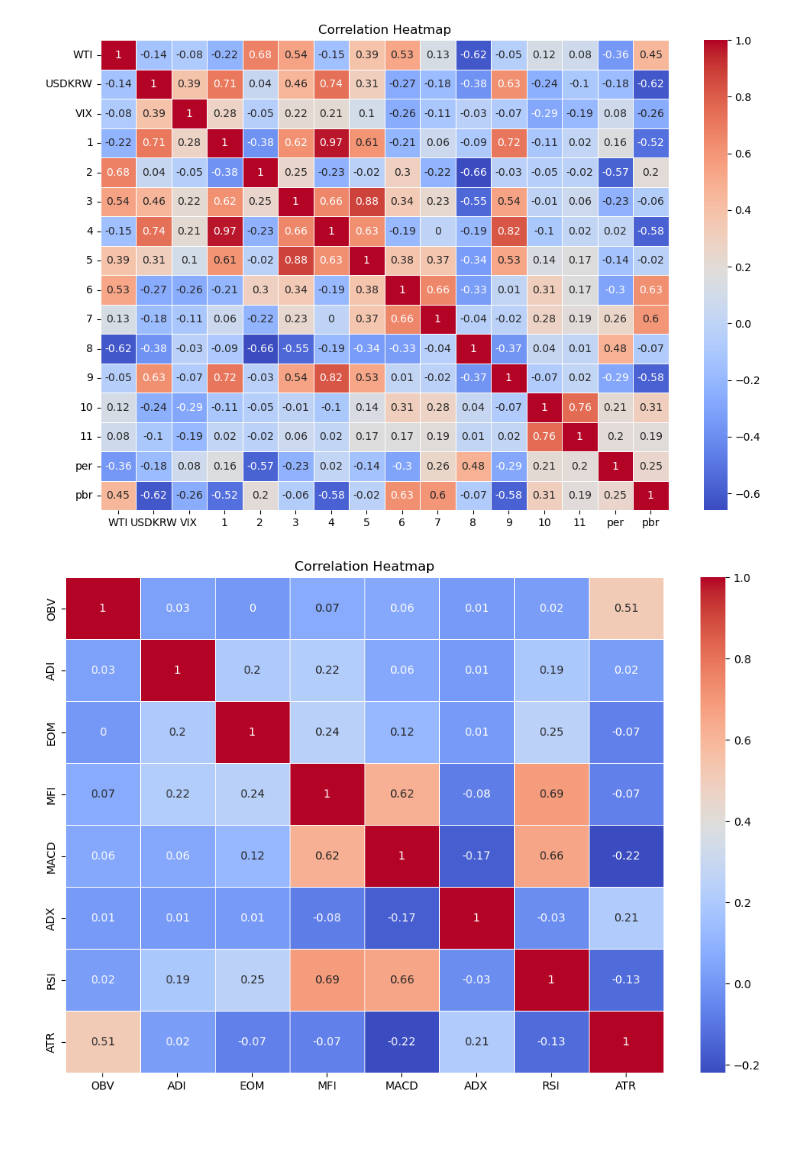
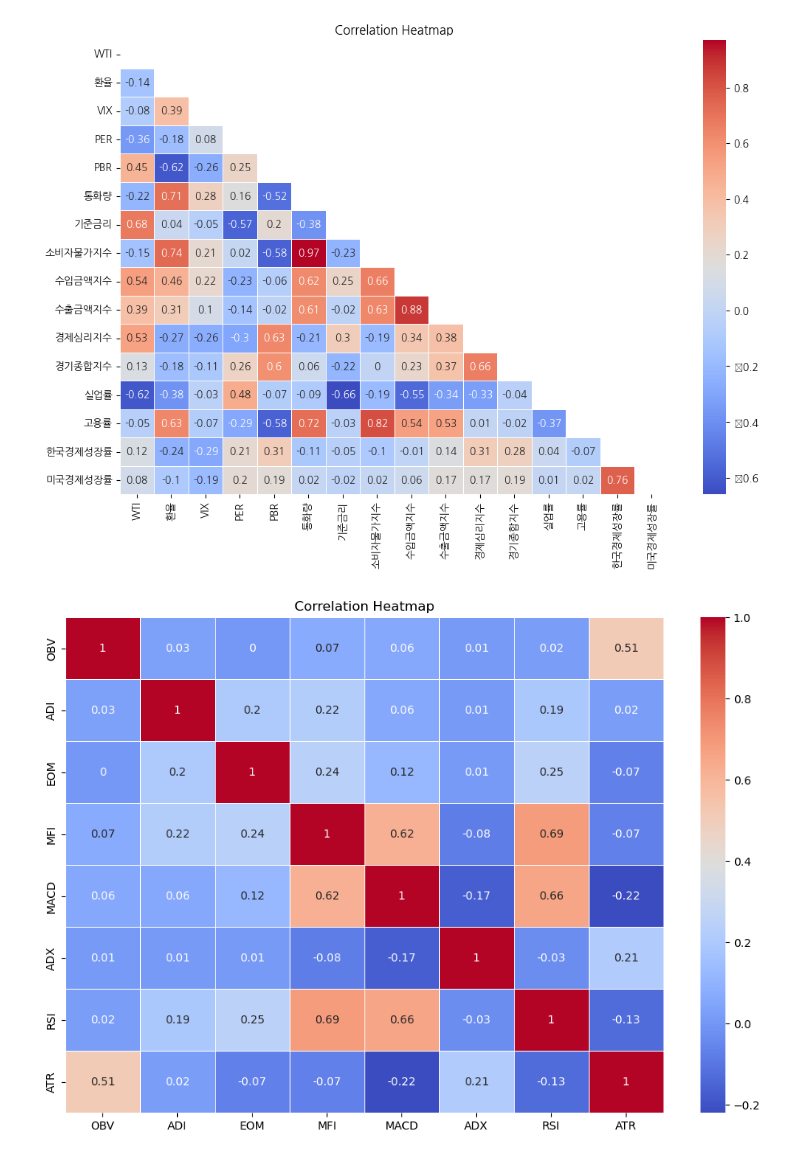
Before and after one commit to Il1Il1IllI1I/Hackathon_Finance, a Jupyter notebook: cor.ipynb, the cells around one changed output. Drawn from its saved outputs; the diff is of its cells as text; code cells hidden in the pictures; blank space fills up the shorter version.

```diff
--- a/cor.ipynb
+++ b/cor.ipynb
@@ -1,24 +1,38 @@
 # %%
 import pandas as pd
 import seaborn as sns
 import matplotlib.pyplot as plt
+import matplotlib.font_manager as fm
+import pandas as pd
+import numpy as np
+import matplotlib.pyplot as plt
+import seaborn as sns
+from sklearn.model_selection import train_test_split
+from sklearn.ensemble import RandomForestClassifier
+from sklearn.metrics import classification_report, accuracy_score
+from sklearn.preprocessing import LabelEncoder
+
+plt.rc('font', family='NanumGothic')
 
 # 데이터 불러오기
-model_data = pd.read_csv('datasets/ks200.csv', encoding='cp949')
+model_data = pd.read_csv('real_dataset/ks200.csv', encoding='utf-8')
 
 # 필요한 특성만 선택합니다. 'forward_stage'와 'Date'는 제외합니다.
-features = model_data.drop(columns=['forward_stage', 'Date'])
+features = model_data.drop(columns=['레이블', '날짜'])
 
 # 상관관계 행렬을 구합니다.
 correlation_matrix = features.corr().round(2)
 
+#  Generate a mask for the upper triangle
+mask = np.triu(np.ones_like(correlation_matrix, dtype=bool))
+
 # 히트맵을 그립니다.
 plt.figure(figsize=(12, 8))
-sns.heatmap(correlation_matrix, annot=True, cmap='coolwarm', linewidths=.5)
+sns.heatmap(correlation_matrix, mask = mask, annot=True, cmap='coolwarm', linewidths=.5)
 plt.title('Correlation Heatmap')
 plt.show()
 # %% [output]
-[figure, old version]
+[figure, new version]
 # %%
 import pandas as pd
 import seaborn as sns
```
Also changed, not shown: 15 other files.
